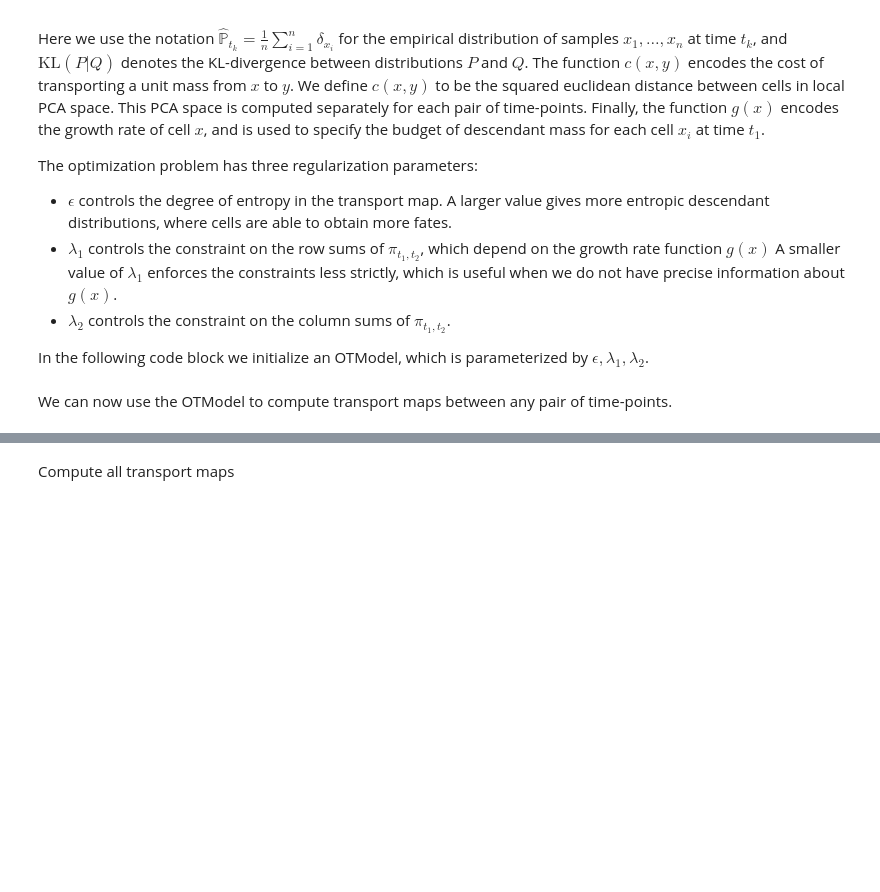
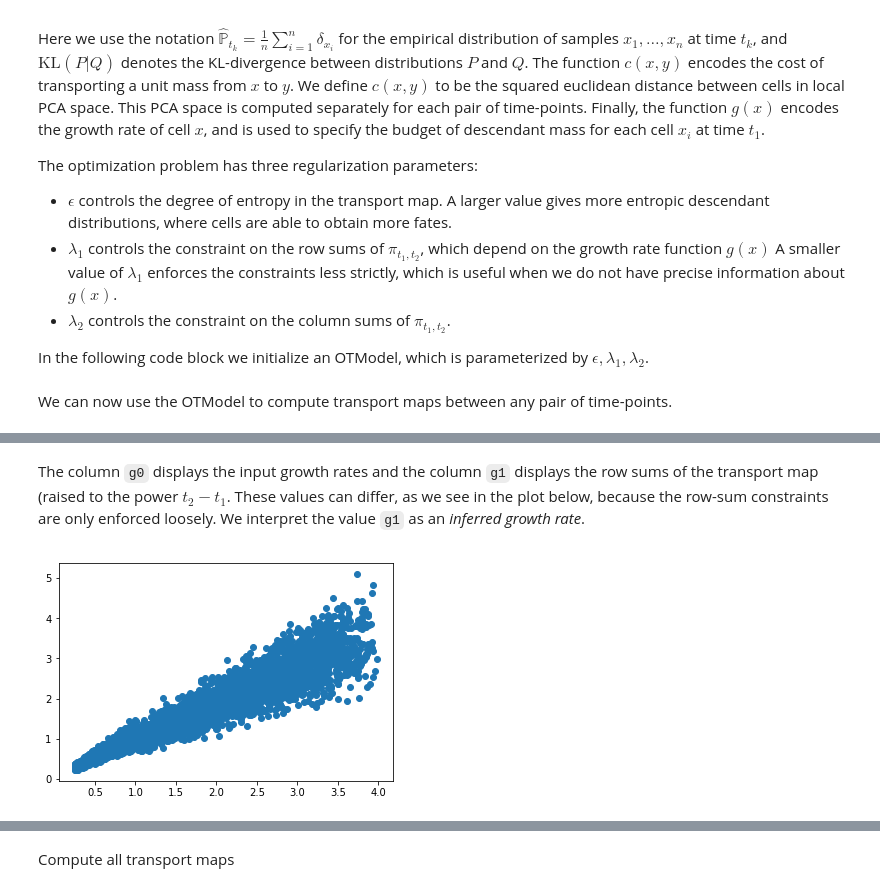
Before and after one commit to broadinstitute/wot, a Jupyter notebook: notebooks/Notebook-2-compute-transport-maps.ipynb, the cells around one changed output, grey strips where cells are left out. Drawn from its saved outputs; the diff is of its cells as text; code cells hidden in the pictures; blank space fills up the shorter version.

```diff
--- a/notebooks/Notebook-2-compute-transport-maps.ipynb
+++ b/notebooks/Notebook-2-compute-transport-maps.ipynb
@@ -67,6 +67,8 @@ The next code block reads in the expression matrix, cell days, and the initial c
 VAR_GENE_DS_PATH = 'data/ExprMatrix.var.genes.loom'
 CELL_DAYS_PATH = 'data/cell_days.txt'
 SERUM_CELL_IDS_PATH = 'data/serum_cell_ids.txt'
+CELL_GROWTH_PATH = 'data/growth_gs_init.txt'
 
-adata = wot.io.read_dataset(VAR_GENE_DS_PATH, obs=[CELL_DAYS_PATH, growth_rates_df], obs_filter=SERUM_CELL_IDS_PATH)
+### load data
+adata = wot.io.read_dataset(VAR_GENE_DS_PATH, obs=[CELL_DAYS_PATH, CELL_GROWTH_PATH], obs_filter=SERUM_CELL_IDS_PATH)
 adata.shape
@@ -141,0 +137,8 @@ tmap_adata = ot_model.compute_transport_map(7.5, 8)
+# %% [markdown]
+The column `g0` displays the input growth rates and the column `g1` displays the row sums of the transport map (raised to the power $t_2 - t_1$. These values can differ, as we see in the plot below, because the row-sum constraints are only enforced loosely. We interpret the value `g1` as an *inferred growth rate*.
+# %%
+# Visualize how growth rates change with growth iterations
+plt.scatter(tmap_annotated.obs['g0'],tmap_annotated.obs['g1'])
+plt.show()
+# %% [output]
+[figure, added]
```
Also changed, not shown: parts of 15 cells of this notebook.
